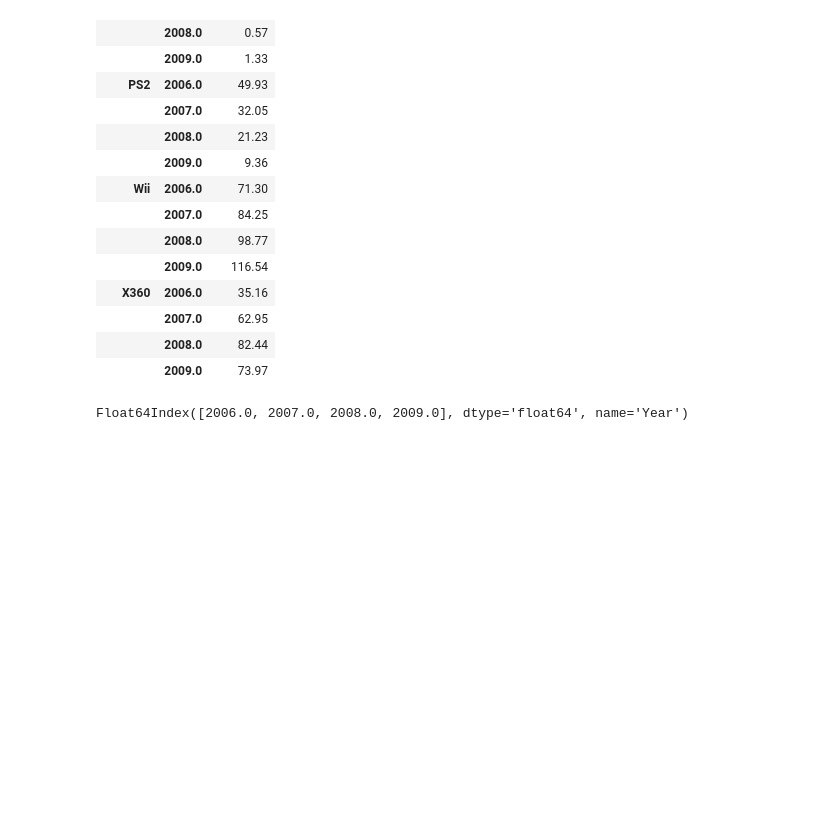
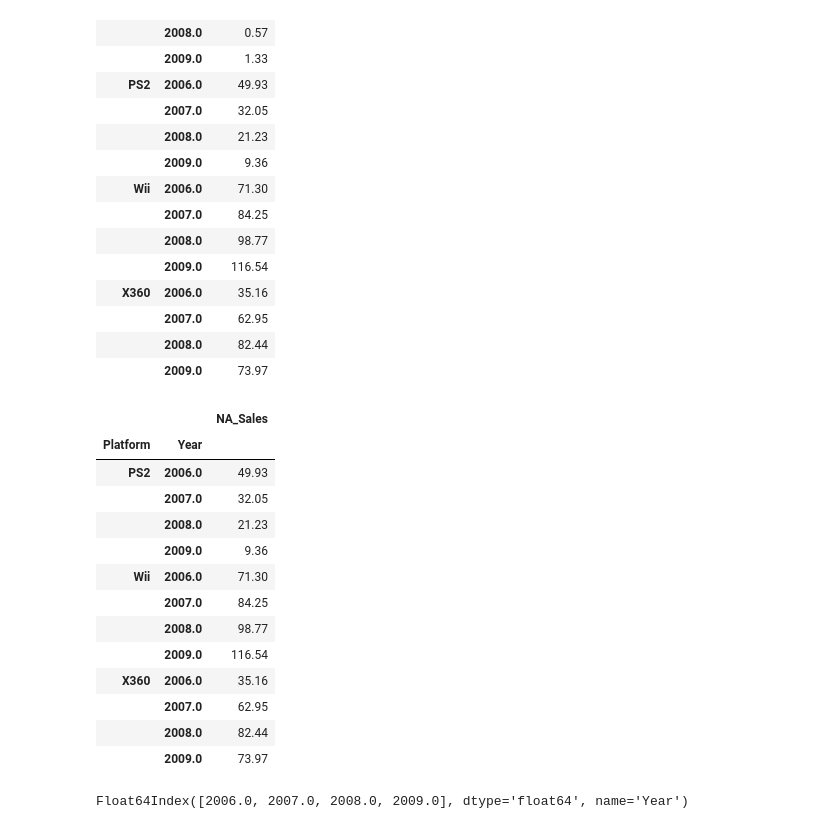
Before and after one commit to vkhvan/304-titanic-dropdown, a Jupyter notebook: ds_salaries.ipynb, the cells around one changed output. Cells and saved outputs as stored; diff of their text form; code cells hidden in the pictures; blank space fills up the shorter version.

```diff
--- a/ds_salaries.ipynb
+++ b/ds_salaries.ipynb
@@ -159,6 +164,25 @@ results
 |  | 2007.0 | 62.95 |
 |  | 2008.0 | 82.44 |
 |  | 2009.0 | 73.97 |
+# %%
+grouped_sum=df.groupby(['Platform', 'Year'])['NA_Sales'].sum()
+results=pd.DataFrame(grouped_sum)
+results
+# %% [output]
+|  |  | NA_Sales |
+| Platform | Year |  |
+| PS2 | 2006.0 | 49.93 |
+|  | 2007.0 | 32.05 |
+|  | 2008.0 | 21.23 |
+|  | 2009.0 | 9.36 |
+| Wii | 2006.0 | 71.30 |
+|  | 2007.0 | 84.25 |
+|  | 2008.0 | 98.77 |
+|  | 2009.0 | 116.54 |
+| X360 | 2006.0 | 35.16 |
+|  | 2007.0 | 62.95 |
+|  | 2008.0 | 82.44 |
+|  | 2009.0 | 73.97 |
 # %%
 # So to better understand how this works, we need to know multi-indexing.
 print(results.loc['PC'].index)
```
Also changed, not shown: parts of 2 cells of this notebook, 2 other files.
